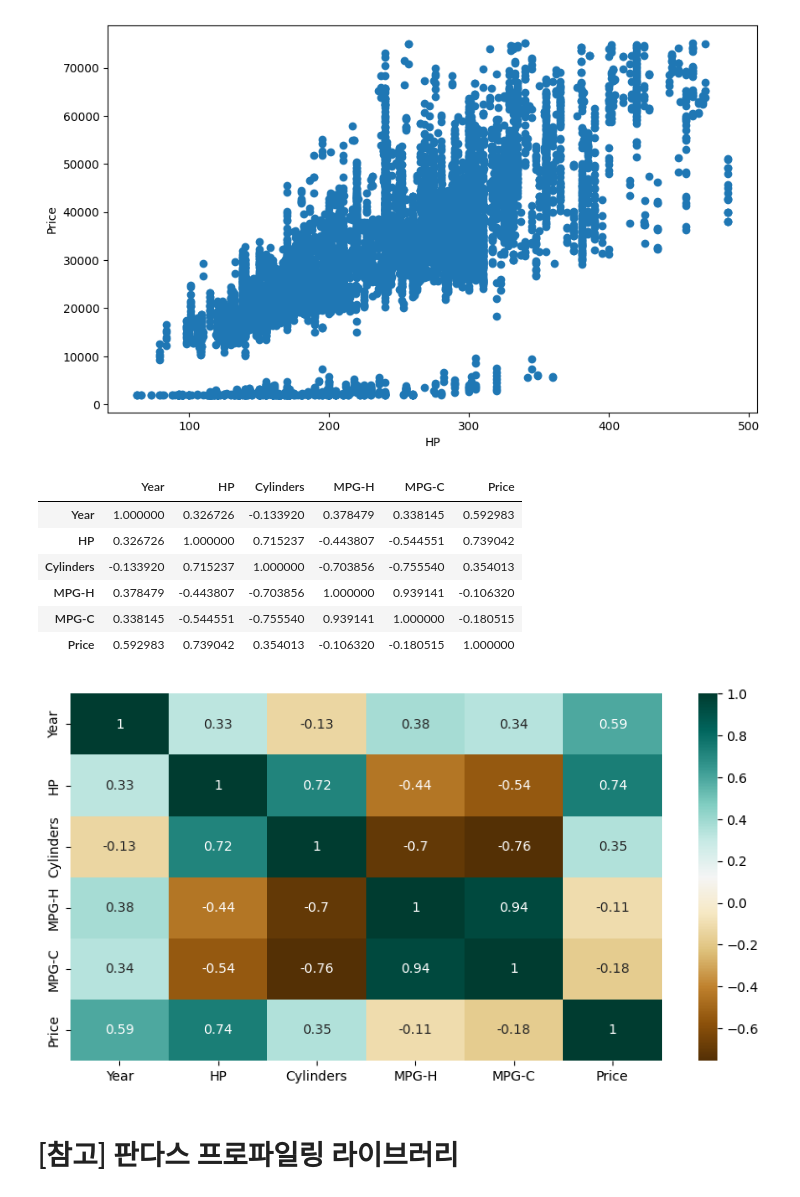
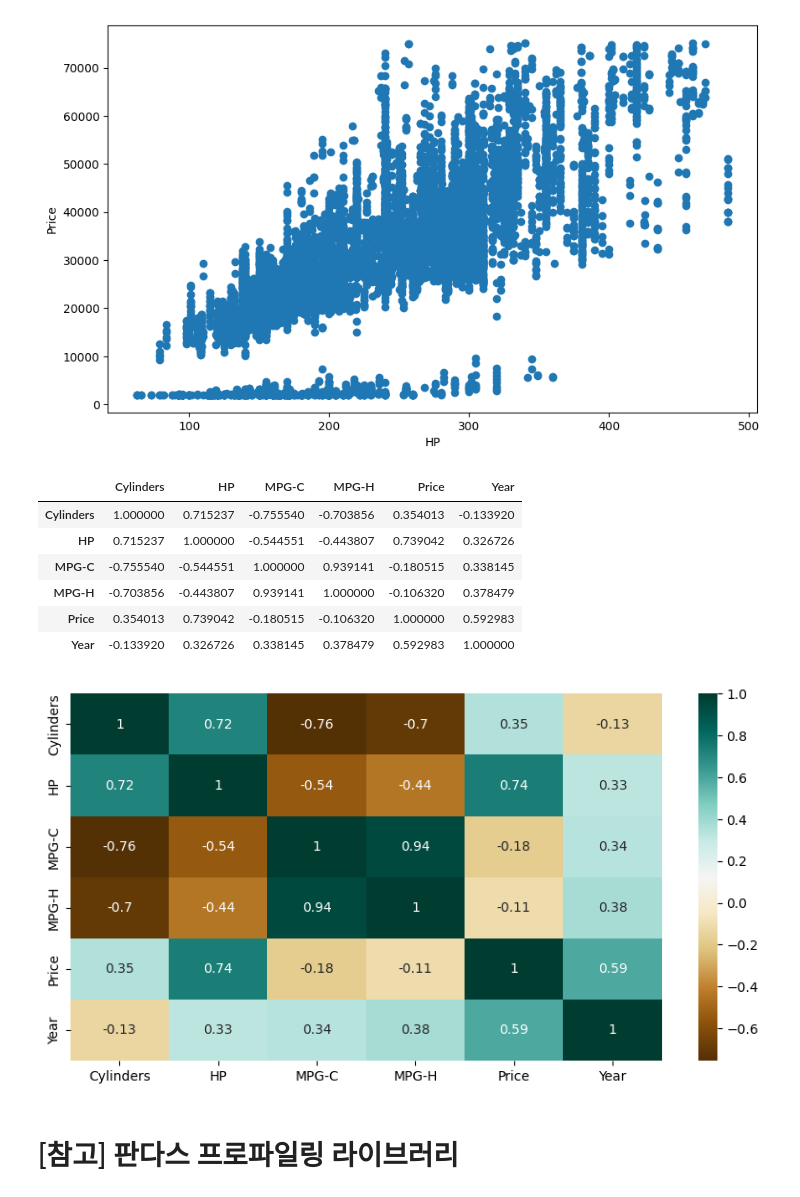
Before and after one commit to sangsucki/DataDrivenReport, a Jupyter notebook: Chapter2.ipynb, the cells around one changed output. Drawn from its saved outputs; the diff is of its cells as text; code cells hidden in the pictures.

```diff
--- a/Chapter2.ipynb
+++ b/Chapter2.ipynb
@@ -159,10 +162,11 @@ sns.boxplot(x=df['Cylinders'])
 <Axes: xlabel='Cylinders'>
 [figure]
 # %%
-Q1 = df.quantile(0.25)
-Q3 = df.quantile(0.75)
+Q1 = df.quantile(0.25, numeric_only=True)
+Q3 = df.quantile(0.75, numeric_only=True)
 IQR = Q3 - Q1
 print(IQR)
+df, IQR = df.align(IQR, axis=1)
 df = df[~((df < (Q1 - 1.5 * IQR)) |(df > (Q3 + 1.5 * IQR))).any(axis=1)]
 df.shape
 # %% [output]
@@ -201,18 +205,18 @@ plt.show()
 [figure]
 # %%
 plt.figure(figsize=(10,5))
-c= df.corr()
+c= df.corr(numeric_only=True)
 sns.heatmap(c,cmap="BrBG",annot=True)
 c
 # %% [output]
-|  | Year | HP | Cylinders | MPG-H | MPG-C | Price |
-| Year | 1.000000 | 0.326726 | -0.133920 | 0.378479 | 0.338145 | 0.592983 |
-| HP | 0.326726 | 1.000000 | 0.715237 | -0.443807 | -0.544551 | 0.739042 |
-| Cylinders | -0.133920 | 0.715237 | 1.000000 | -0.703856 | -0.755540 | 0.354013 |
-| MPG-H | 0.378479 | -0.443807 | -0.703856 | 1.000000 | 0.939141 | -0.106320 |
-| MPG-C | 0.338145 | -0.544551 | -0.755540 | 0.939141 | 1.000000 | -0.180515 |
-| Price | 0.592983 | 0.739042 | 0.354013 | -0.106320 | -0.180515 | 1.000000 |
+|  | Cylinders | HP | MPG-C | MPG-H | Price | Year |
+| Cylinders | 1.000000 | 0.715237 | -0.755540 | -0.703856 | 0.354013 | -0.133920 |
+| HP | 0.715237 | 1.000000 | -0.544551 | -0.443807 | 0.739042 | 0.326726 |
+| MPG-C | -0.755540 | -0.544551 | 1.000000 | 0.939141 | -0.180515 | 0.338145 |
+| MPG-H | -0.703856 | -0.443807 | 0.939141 | 1.000000 | -0.106320 | 0.378479 |
+| Price | 0.354013 | 0.739042 | -0.180515 | -0.106320 | 1.000000 | 0.592983 |
+| Year | -0.133920 | 0.326726 | 0.338145 | 0.378479 | 0.592983 | 1.000000 |
-[figure, old version]
+[figure, new version]
 # %% [markdown]
 # [참고] 판다스 프로파일링 라이브러리
 # %%
```
Also changed, not shown: parts of 8 cells of this notebook, 2 other files.
